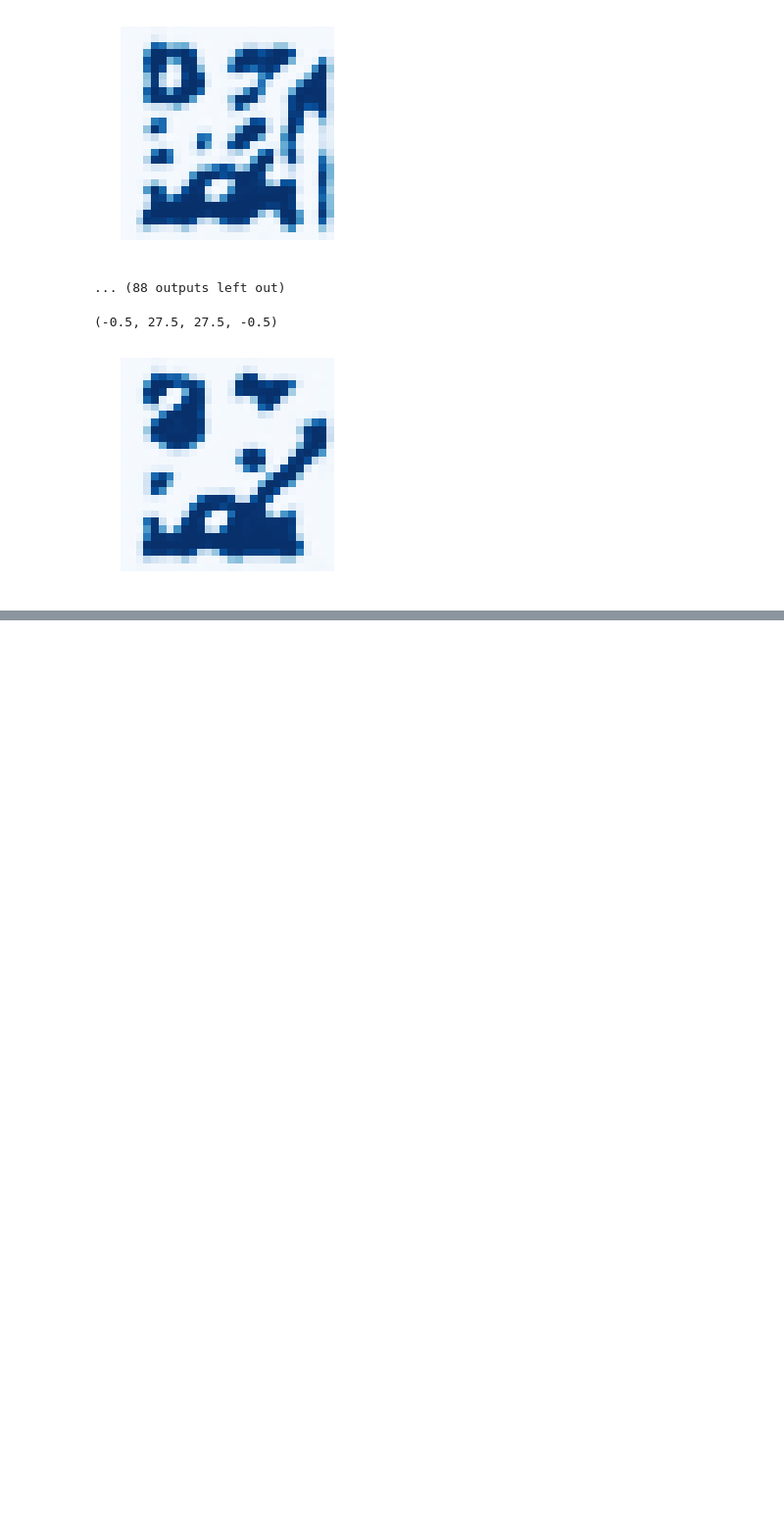
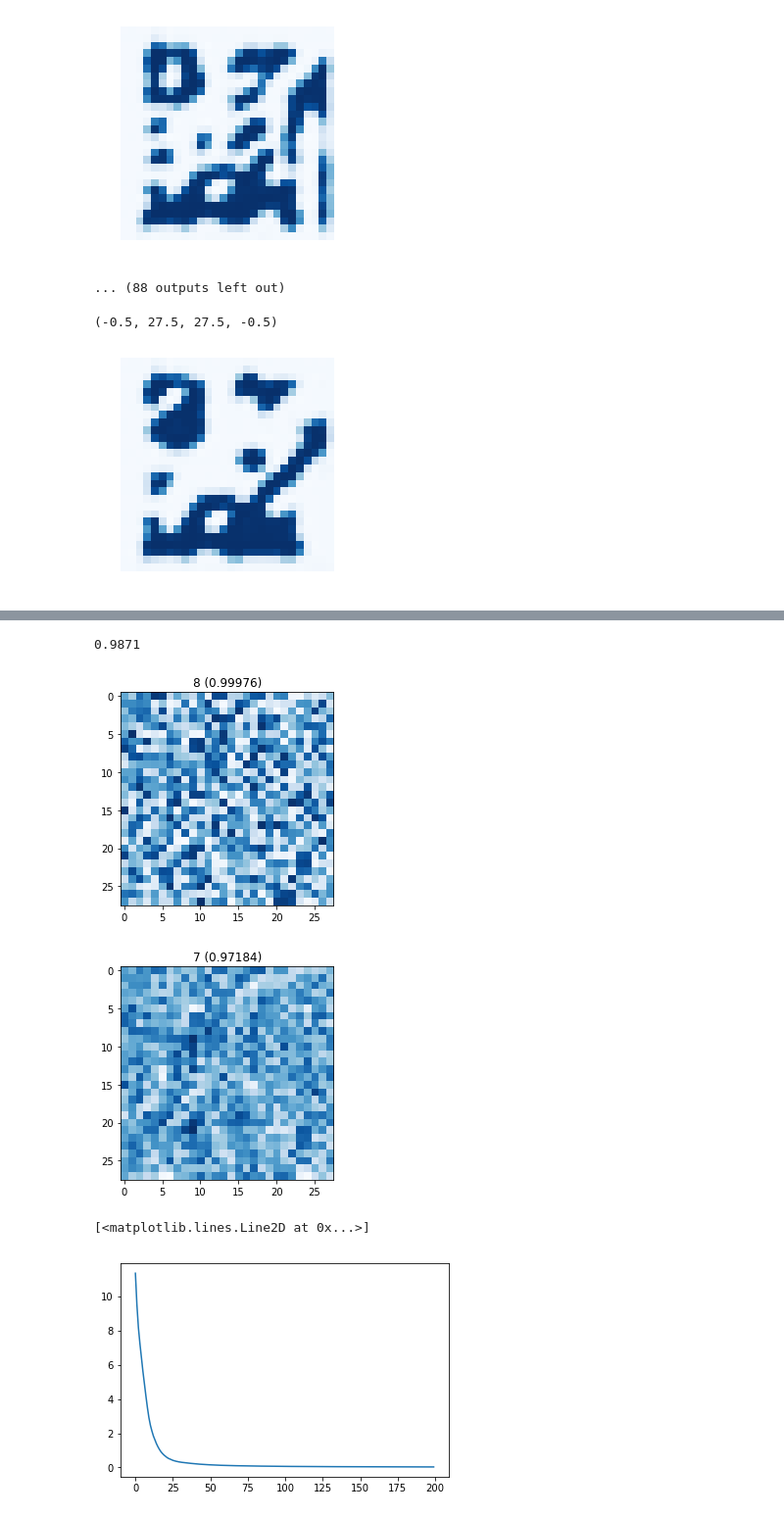
Before and after one commit to kruho/AutoEncoder, a Jupyter notebook: convAE.ipynb, the cells around one changed output, grey strips where cells are left out. Shown at 98% size. Saved outputs shown, nothing was run; the diff lists cells and outputs as text; code cells hidden in the pictures; blank space fills up the shorter version.

```diff
--- a/convAE.ipynb
+++ b/convAE.ipynb
@@ -163,0 +249,42 @@ plt.axis('off')
+# %%
+pred = recog.predict(x_test)
+acc = (pred.argmax(-1)==y_test.argmax(-1)).sum()/float(len(y_test))
+print(acc)
+# %% [output]
+0.9871
+# %%
+import tensorflow as tf
+import keras.backend as K
+
+target = tf.Variable(np.expand_dims(np.eye(10)[7],0).astype(np.float32))
+loss = tf.reduce_sum(-target*tf.log(recog.output),-1)
+grad = tf.gradients(loss, recog.input)
+
+loss_f = K.function([recog.input,K.learning_phase()],[loss])
+grad_f = K.function([recog.input,K.learning_phase()],grad)
+# %%
+rand = np.random.random((1,28,28,1))
+plt.imshow(rand.squeeze(),'Blues')
+index = recog.predict(rand).argmax()
+prob = recog.predict(rand)[0,index]
+plt.title(str(index)+' ('+str(prob)+')')
+plt.show()
+
+loss = []
+epsilon = 1e-1
+for i in range(200):
+    g = grad_f([rand,0])[0]
+    loss.append(loss_f([rand,0])[0])
+    rand = rand - epsilon * g
+plt.imshow(rand.squeeze(),'Blues')
+index = recog.predict(rand).argmax()
+prob = recog.predict(rand)[0,index]
+plt.title(str(index)+' ('+str(prob)+')')
+plt.show()
+
+plt.plot(loss)
+# %% [output]
+[figure, added]
+[figure, added]
+[<matplotlib.lines.Line2D at 0x...>]
+[figure, added]
```
Also changed, not shown: parts of 5 cells of this notebook.
